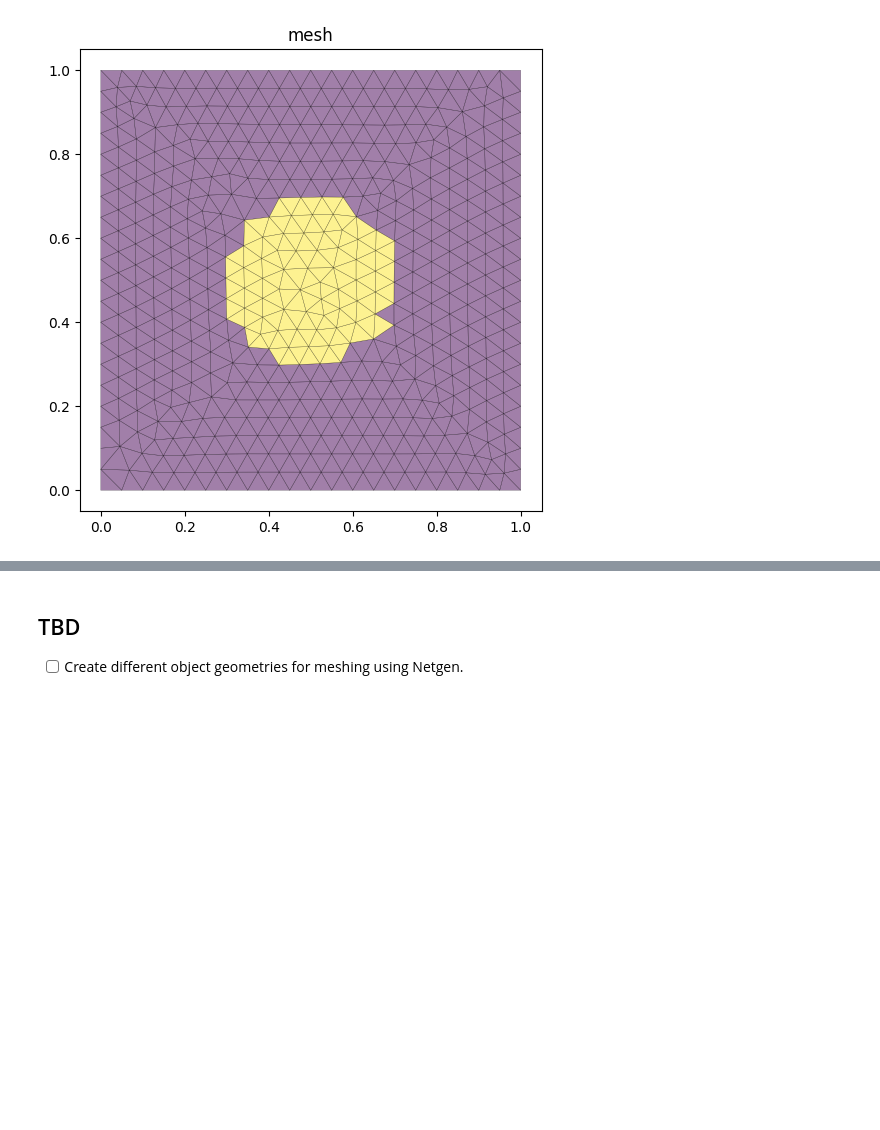
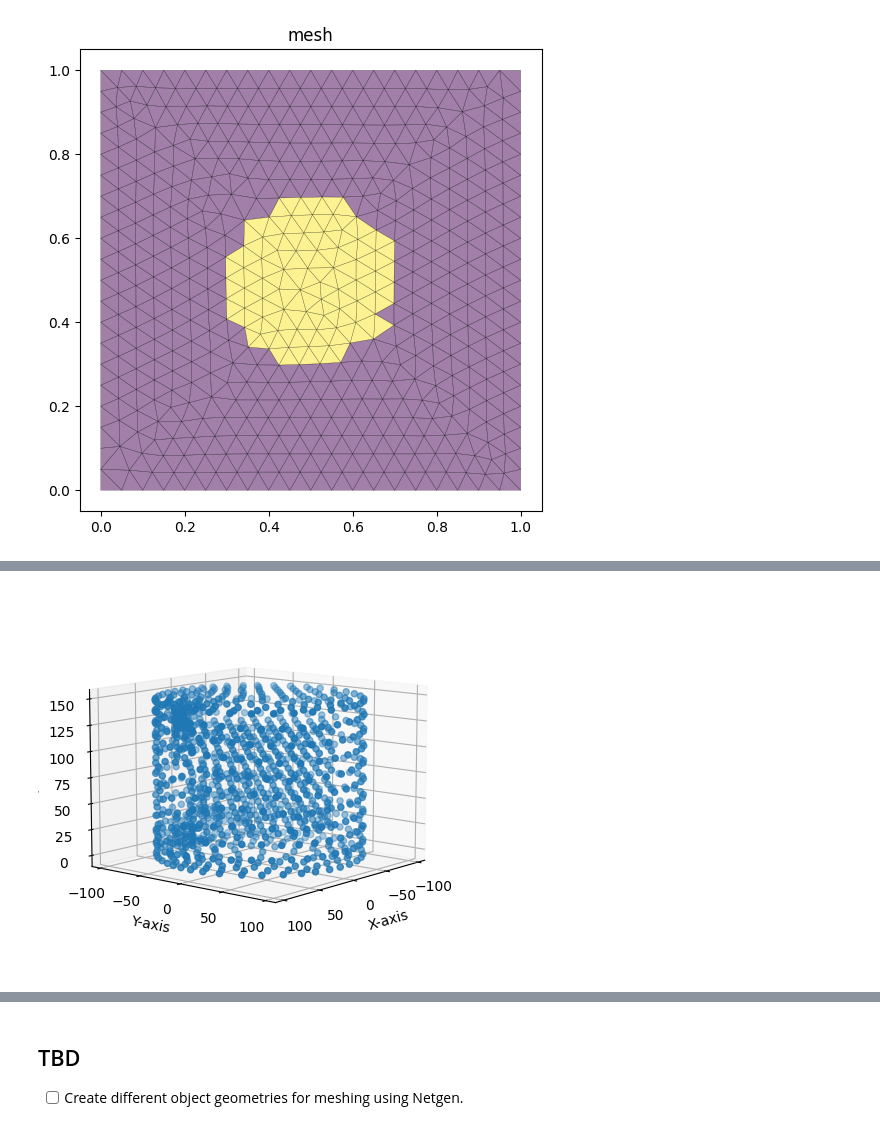
Before and after one commit to EITLabworks/FEitM, a Jupyter notebook: src/meshing.ipynb, the cells around one changed output, grey strips where cells are left out. Saved outputs shown, nothing was run; the diff lists cells and outputs as text; code cells hidden in the pictures; blank space fills up the shorter version.

```diff
--- a/src/meshing.ipynb
+++ b/src/meshing.ipynb
@@ -198,0 +260,3 @@ plot_nodes_3d(mesh)
+# %%
+mesh = load_mesh(path="../3d/32x2_tank_volume_mesh.mesh")
+# mesh = load_mesh(path="../3d/32x2_rough.mesh")
@@ -198,0 +268,4 @@ plot_nodes_3d(mesh)
+# %%
+plot_nodes_3d(mesh, elev=10, azim=40)
+# %% [output]
+[figure, added]
```
Also changed, not shown: parts of 23 cells of this notebook, 2 other files.
